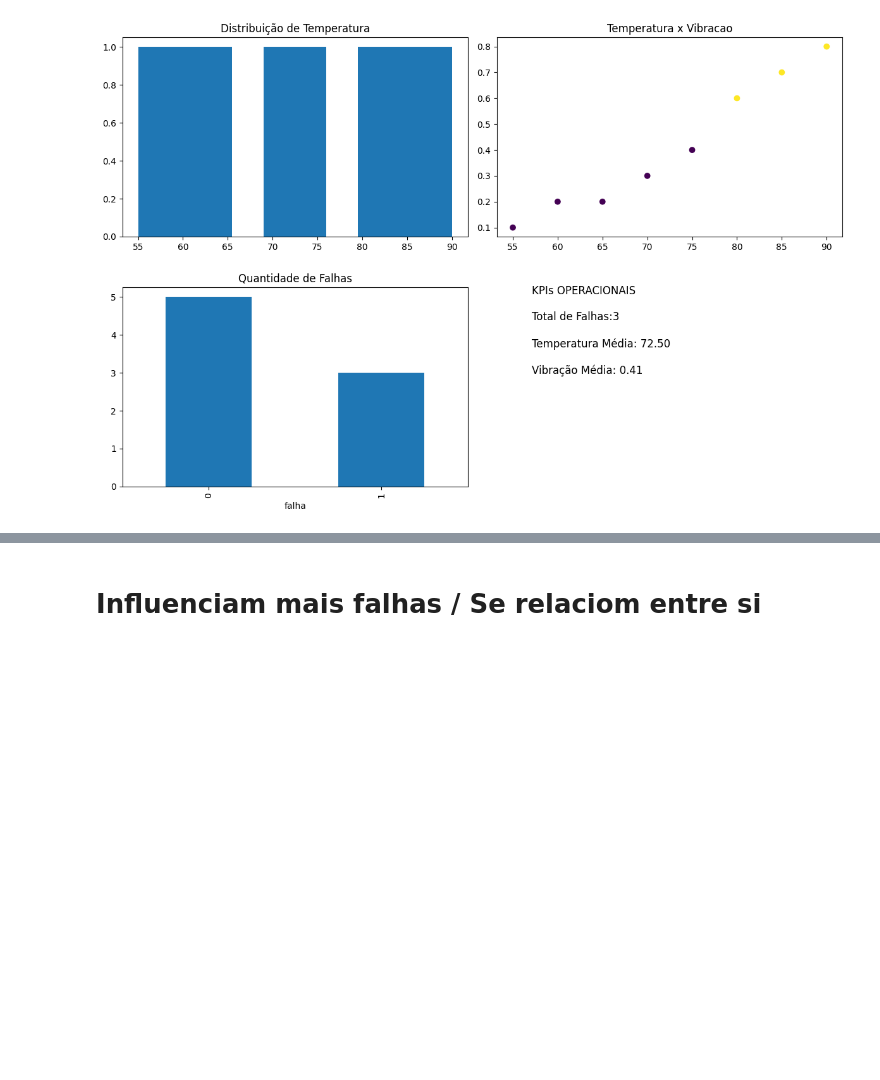
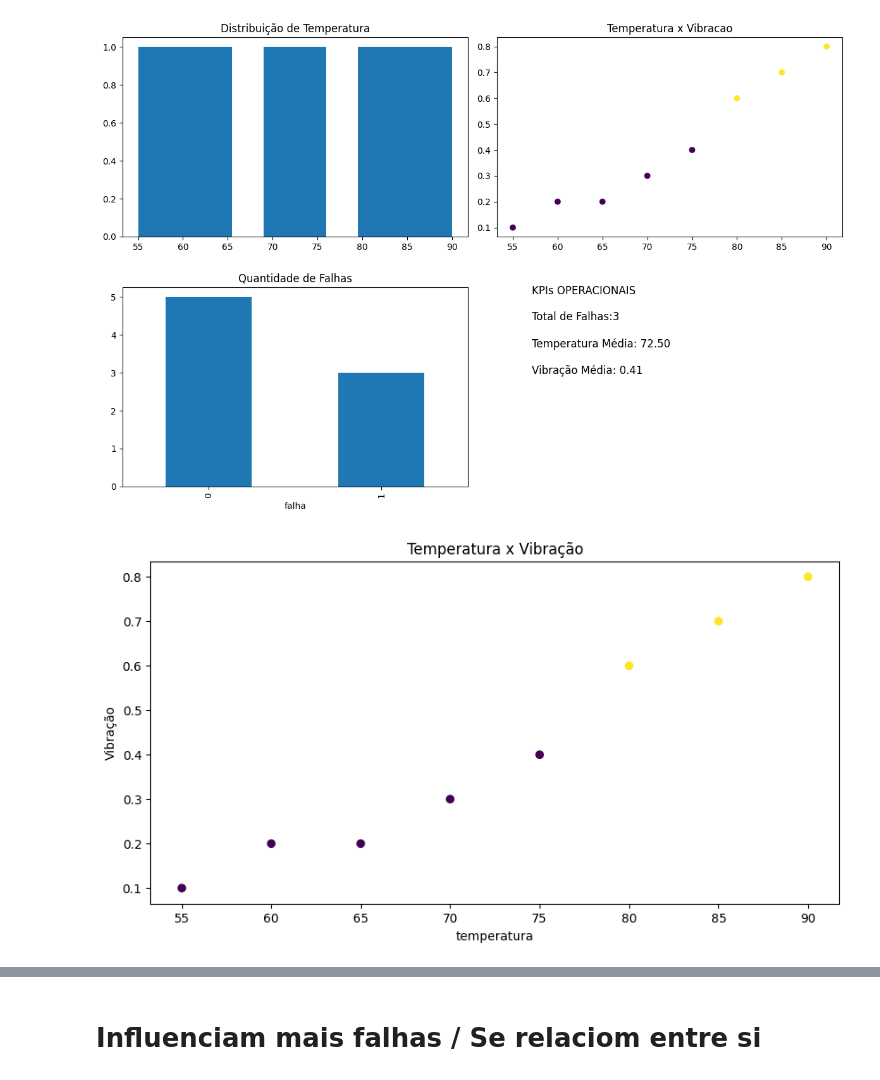
Before and after one commit to Nandaodevmax/predictive-maintenance-project, a Jupyter notebook: Analise_Dados_aplicados_Industrias.ipynb, the cells around one changed output, grey strips where cells are left out. Drawn from its saved outputs; the diff is of its cells as text; code cells hidden in the pictures; blank space fills up the shorter version.

```diff
--- a/Analise_Dados_aplicados_Industrias.ipynb
+++ b/Analise_Dados_aplicados_Industrias.ipynb
@@ -391,3 +391,18 @@ plt.tight_layout()
 plt.show()
 # %% [output]
 [figure]
+# %%
+#scatter polt
+plt.figure(figsize=(10, 5))
+
+plt.scatter(df["temperatura"], df["vibracao"], c=df["falha"])
+
+plt.xlabel("temperatura")
+plt.ylabel("Vibração")
+plt.title("Temperatura x Vibração")
+
+plt.savefig("scatter_plot.png")
+
+plt.show()
+# %% [output]
+[figure, added]
```
Also changed, not shown: parts of 1 cell of this notebook.
